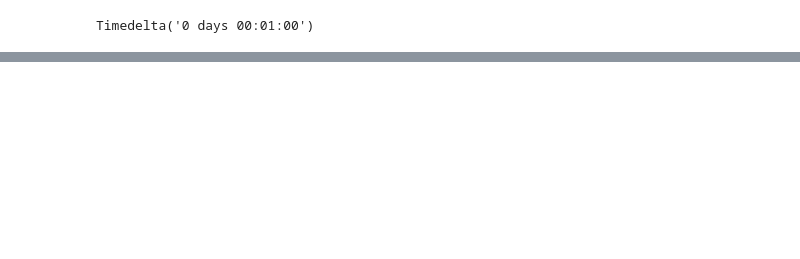
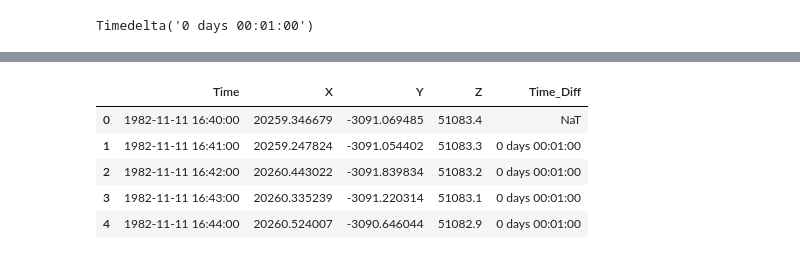
Before and after one commit to GFMoraga/Data-project, a Jupyter notebook: Rolling.STD.ipynb, the cells around one changed output, grey strips where cells are left out. Cells and saved outputs as stored; diff of their text form; code cells hidden in the pictures; blank space fills up the shorter version.

```diff
--- a/Rolling.STD.ipynb
+++ b/Rolling.STD.ipynb
@@ -58,0 +106,9 @@ plt.show()
+# %%
+df.head()
+# %% [output]
+|  | Time | X | Y | Z | Time_Diff |
+| 0 | 1982-11-11 16:40:00 | 20259.346679 | -3091.069485 | 51083.4 | NaT |
+| 1 | 1982-11-11 16:41:00 | 20259.247824 | -3091.054402 | 51083.3 | 0 days 00:01:00 |
+| 2 | 1982-11-11 16:42:00 | 20260.443022 | -3091.839834 | 51083.2 | 0 days 00:01:00 |
+| 3 | 1982-11-11 16:43:00 | 20260.335239 | -3091.220314 | 51083.1 | 0 days 00:01:00 |
+| 4 | 1982-11-11 16:44:00 | 20260.524007 | -3090.646044 | 51082.9 | 0 days 00:01:00 |
```
Also changed, not shown: parts of 9 cells of this notebook.
